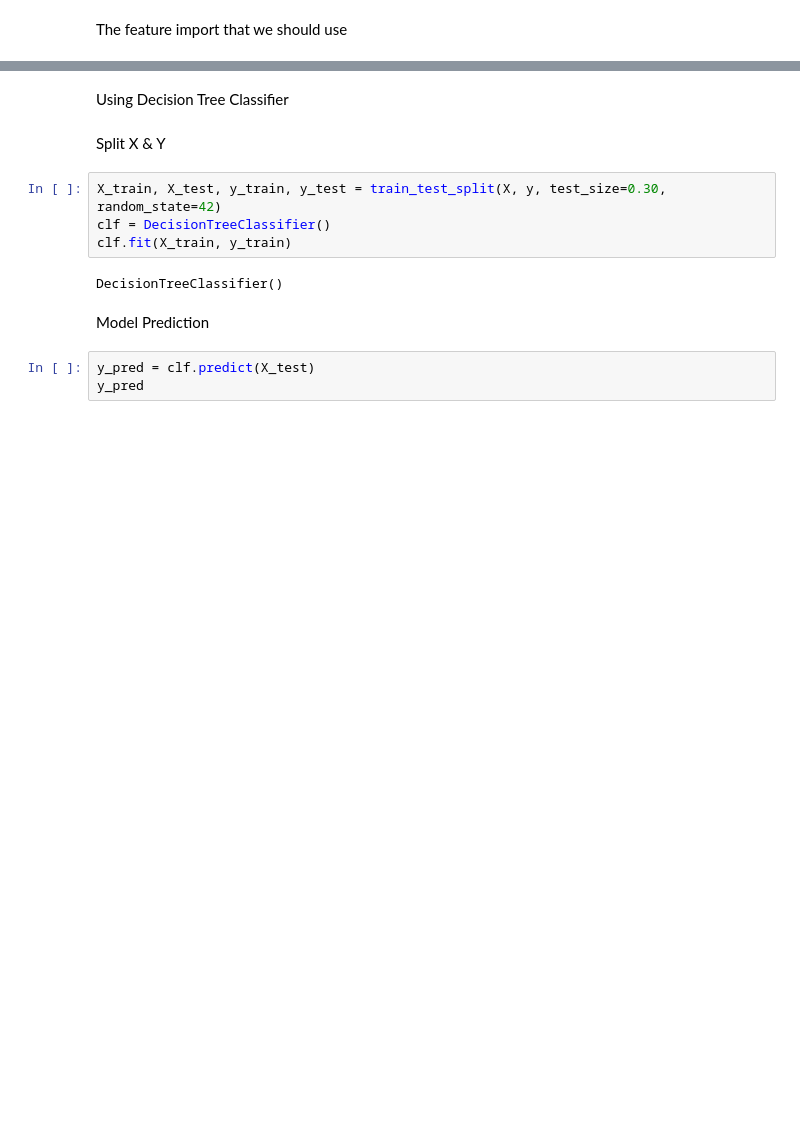
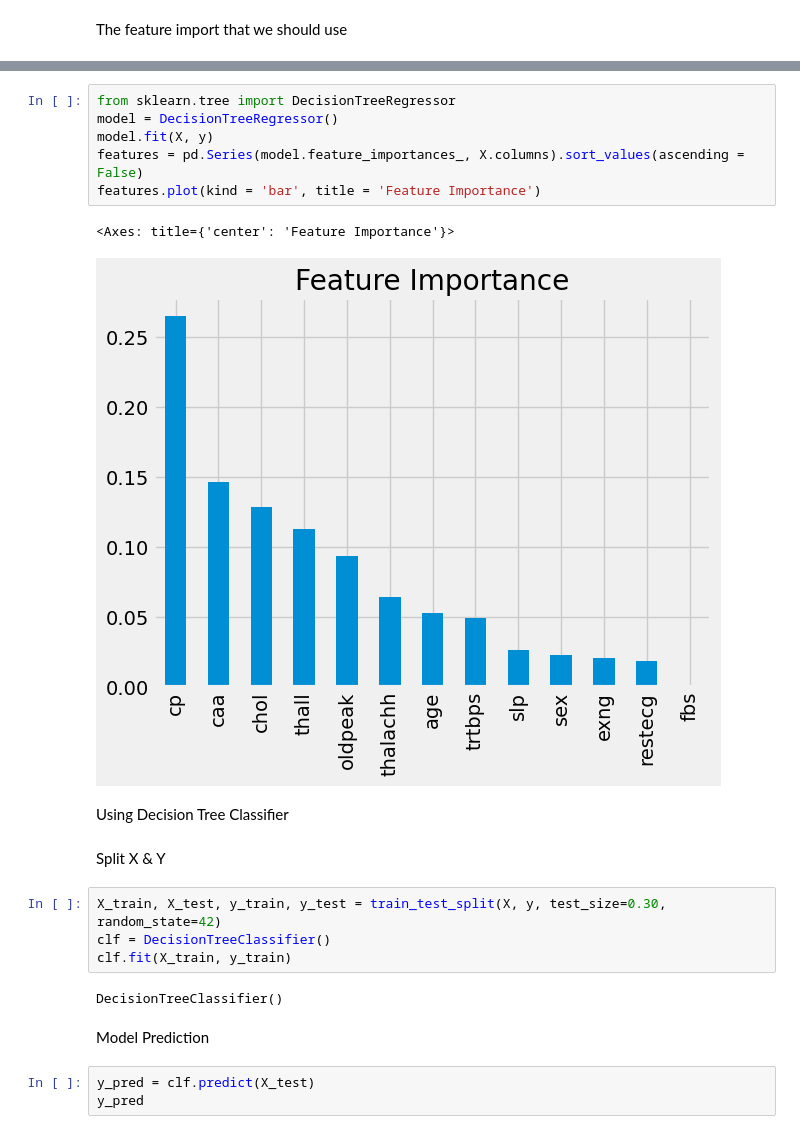
Before and after one commit to Sithysak/Heart-Attack-Prediction, a Jupyter notebook: Predict Heart Attack.ipynb, the cells around one changed output, grey strips where cells are left out. Saved outputs shown, nothing was run; the diff lists cells and outputs as text; blank space fills up the shorter version.

```diff
--- a/Predict Heart Attack.ipynb
+++ b/Predict Heart Attack.ipynb
@@ -409,3 +435,12 @@ The feature import that we should use
+# %%
+from sklearn.tree import DecisionTreeRegressor
+model = DecisionTreeRegressor()
+model.fit(X, y)
+features = pd.Series(model.feature_importances_, X.columns).sort_values(ascending = False)
+features.plot(kind = 'bar', title = 'Feature Importance')
+# %% [output]
+<Axes: title={'center': 'Feature Importance'}>
+[figure, added]
 # %% [markdown]
 Using Decision Tree Classifier
 # %% [markdown]
```
Also changed, not shown: parts of 18 cells of this notebook.
